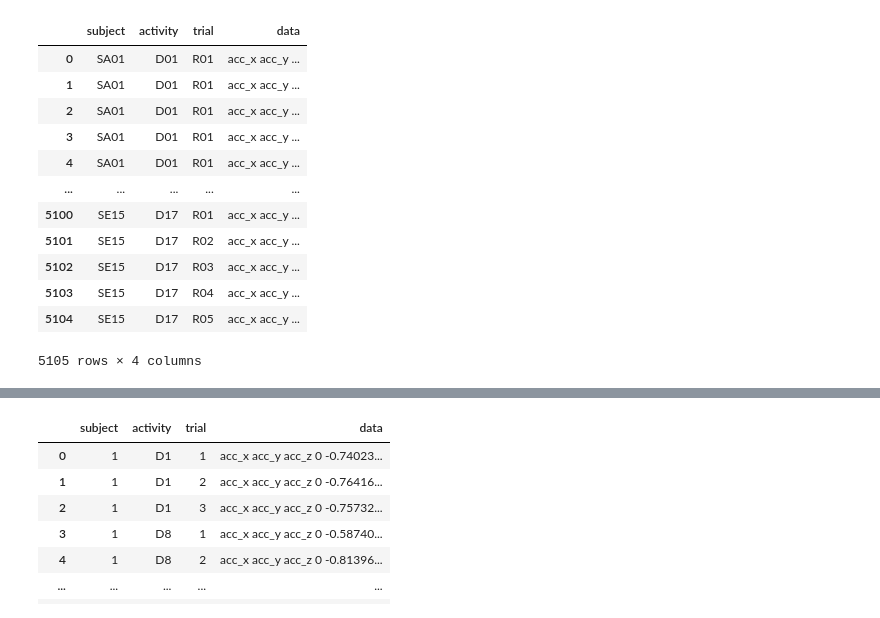
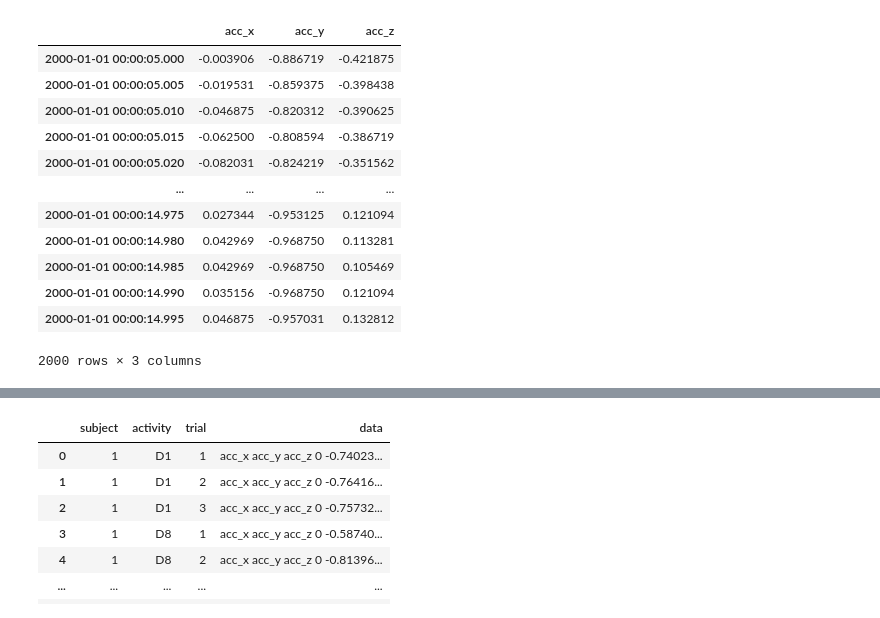
Before and after one commit to Amirjf/fall-detection, a Jupyter notebook: combined_datasets_binary.ipynb, the cells around one changed output, grey strips where cells are left out. Drawn from its saved outputs; the diff is of its cells as text; code cells hidden in the pictures.

```diff
--- a/combined_datasets_binary.ipynb
+++ b/combined_datasets_binary.ipynb
@@ -44,21 +44,21 @@ if should_load_sisfall_data is True:
 else:
     raw_sisfall_dataset = pd.read_pickle(f"{combined_dataset_folder}/sisfall_raw_dataset.pkl")
 # %%
-raw_sisfall_dataset
+raw_sisfall_dataset['data'][0]
 # %% [output]
-|  | subject | activity | trial | data |
-| 0 | SA01 | D01 | R01 | acc_x acc_y ... |
-| 1 | SA01 | D01 | R01 | acc_x acc_y ... |
-| 2 | SA01 | D01 | R01 | acc_x acc_y ... |
-| 3 | SA01 | D01 | R01 | acc_x acc_y ... |
-| 4 | SA01 | D01 | R01 | acc_x acc_y ... |
-| ... | ... | ... | ... | ... |
-| 5100 | SE15 | D17 | R01 | acc_x acc_y ... |
-| 5101 | SE15 | D17 | R02 | acc_x acc_y ... |
-| 5102 | SE15 | D17 | R03 | acc_x acc_y ... |
-| 5103 | SE15 | D17 | R04 | acc_x acc_y ... |
-| 5104 | SE15 | D17 | R05 | acc_x acc_y ... |
+|  | acc_x | acc_y | acc_z |
+| 2000-01-01 00:00:05.000 | -0.003906 | -0.886719 | -0.421875 |
+| 2000-01-01 00:00:05.005 | -0.019531 | -0.859375 | -0.398438 |
+| 2000-01-01 00:00:05.010 | -0.046875 | -0.820312 | -0.390625 |
+| 2000-01-01 00:00:05.015 | -0.062500 | -0.808594 | -0.386719 |
+| 2000-01-01 00:00:05.020 | -0.082031 | -0.824219 | -0.351562 |
+| ... | ... | ... | ... |
+| 2000-01-01 00:00:14.975 | 0.027344 | -0.953125 | 0.121094 |
+| 2000-01-01 00:00:14.980 | 0.042969 | -0.968750 | 0.113281 |
+| 2000-01-01 00:00:14.985 | 0.042969 | -0.968750 | 0.105469 |
+| 2000-01-01 00:00:14.990 | 0.035156 | -0.968750 | 0.121094 |
+| 2000-01-01 00:00:14.995 | 0.046875 | -0.957031 | 0.132812 |
-5105 rows × 4 columns
+2000 rows × 3 columns
 # %%
 import os
 import re
```
Also changed, not shown: parts of 3 cells of this notebook, 14 other files.
